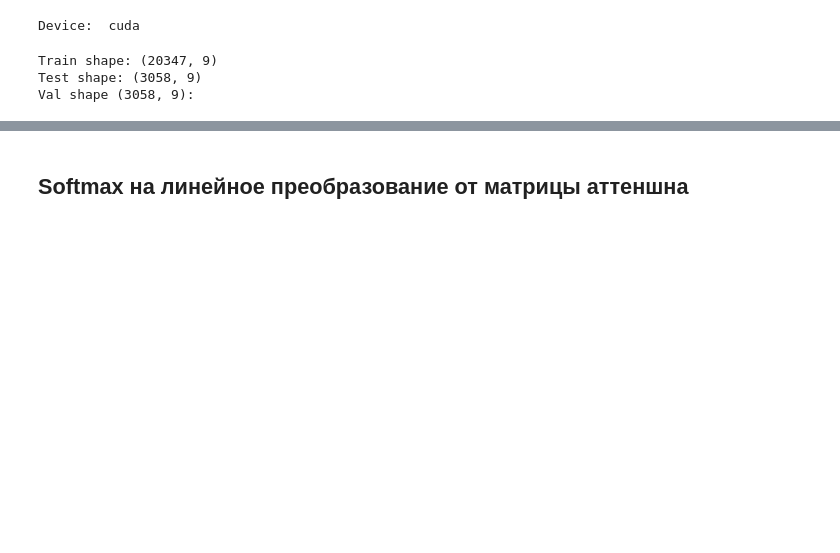
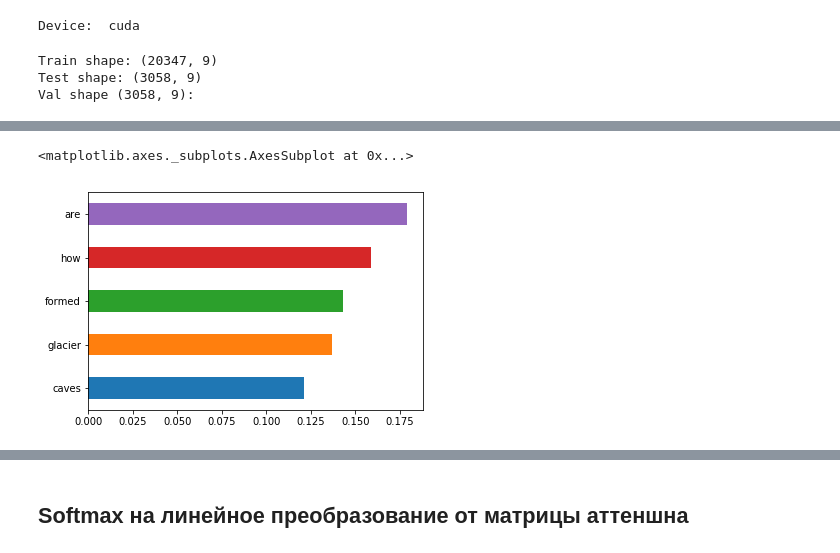
Before and after one commit to ivanpastukhov/nn4nqa, a Jupyter notebook: Untitled1.ipynb, the cells around one changed output, grey strips where cells are left out. Cells and saved outputs as stored; diff of their text form; code cells hidden in the pictures; blank space fills up the shorter version.

```diff
--- a/Untitled1.ipynb
+++ b/Untitled1.ipynb
@@ -77,0 +126,18 @@ Done!
+# %%
+def score_sent(sent, scores):
+    sent = sent.split()
+    scores = scores.detach().numpy().flatten()
+    return pd.Series(index=sent, data=scores[:len(sent)])
+# %%
+scoring_q = []
+for sent, score in zip(df_train.Question.values[:5], net_att.l_scores[:5]):
+    scoring_q.append(score_sent(sent, score))
+
+scoring_a = []
+for sent, score in zip(df_train.Sentence.values[:5], net_att.r_scores[:5]):
+    scoring_a.append(score_sent(sent, score))
+# %%
+scoring_q[0].plot(kind='barh')
+# %% [output]
+<matplotlib.axes._subplots.AxesSubplot at 0x...>
+[figure, added]
```
Also changed, not shown: parts of 18 cells of this notebook.
